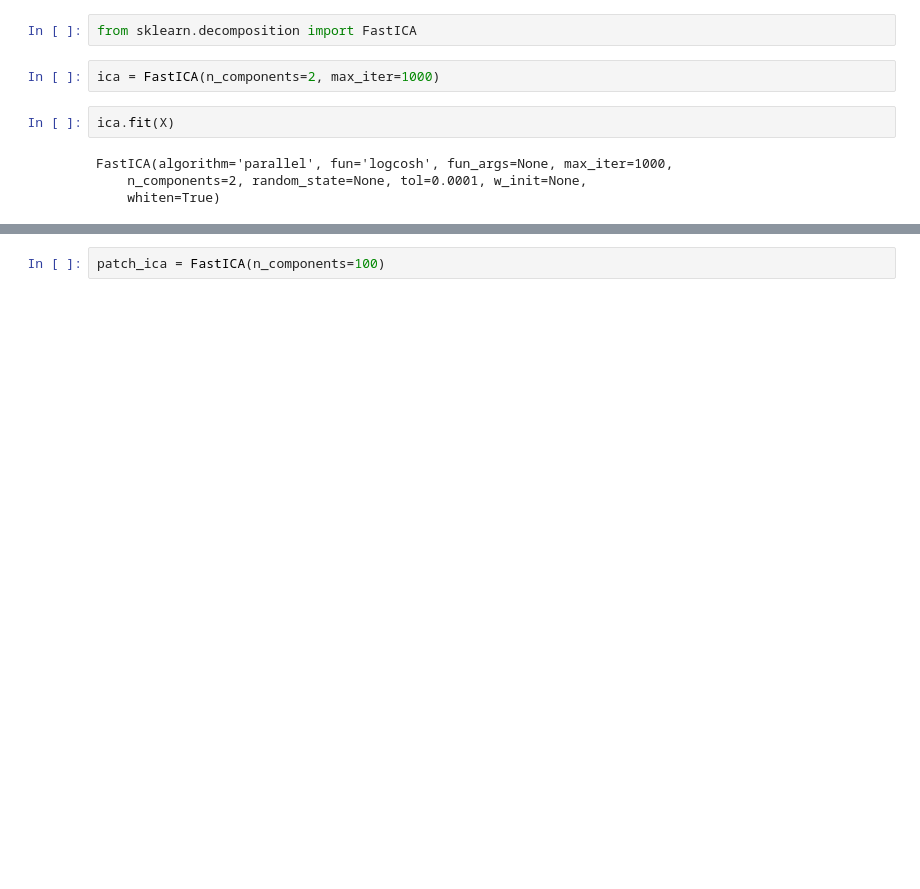
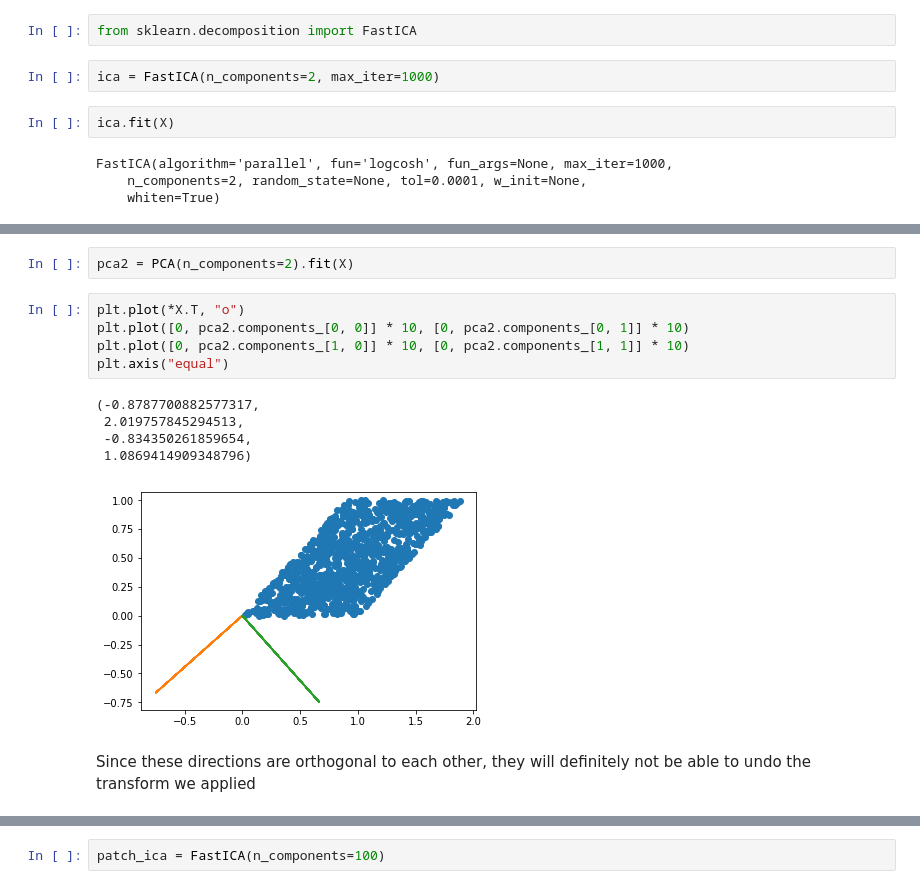
Before and after one commit to SFdS-atelier-3/block-2, a Jupyter notebook: Unsupervised Learning.ipynb, the cells around one changed output, grey strips where cells are left out. Saved outputs shown, nothing was run; the diff lists cells and outputs as text; blank space fills up the shorter version.

```diff
--- a/Unsupervised Learning.ipynb
+++ b/Unsupervised Learning.ipynb
@@ -534,0 +553,15 @@ plt.plot(*ica.transform(X).T, "o")
+# %%
+pca2 = PCA(n_components=2).fit(X)
+# %%
+plt.plot(*X.T, "o")
+plt.plot([0, pca2.components_[0, 0]] * 10, [0, pca2.components_[0, 1]] * 10)
+plt.plot([0, pca2.components_[1, 0]] * 10, [0, pca2.components_[1, 1]] * 10)
+plt.axis("equal")
+# %% [output]
+(-0.8787700882577317,
+ 2.019757845294513,
+ -0.834350261859654,
+ 1.0869414909348796)
+[figure, added]
+# %% [markdown]
+Since these directions are orthogonal to each other, they will definitely not be able to undo the transform we applied
```
Also changed, not shown: parts of 37 cells of this notebook.
